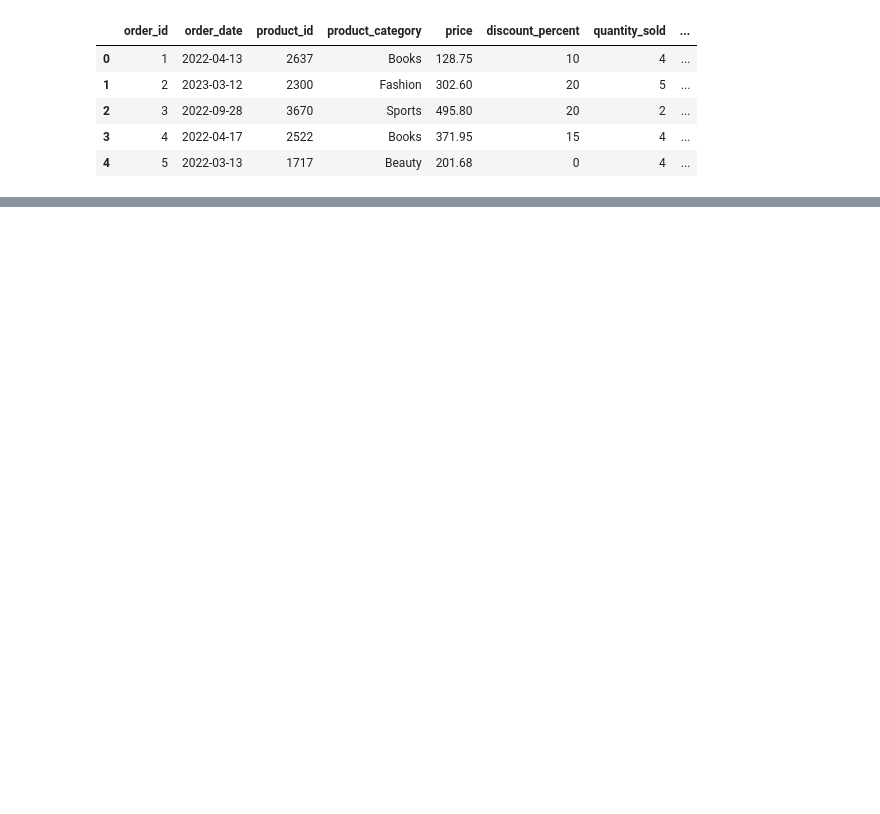
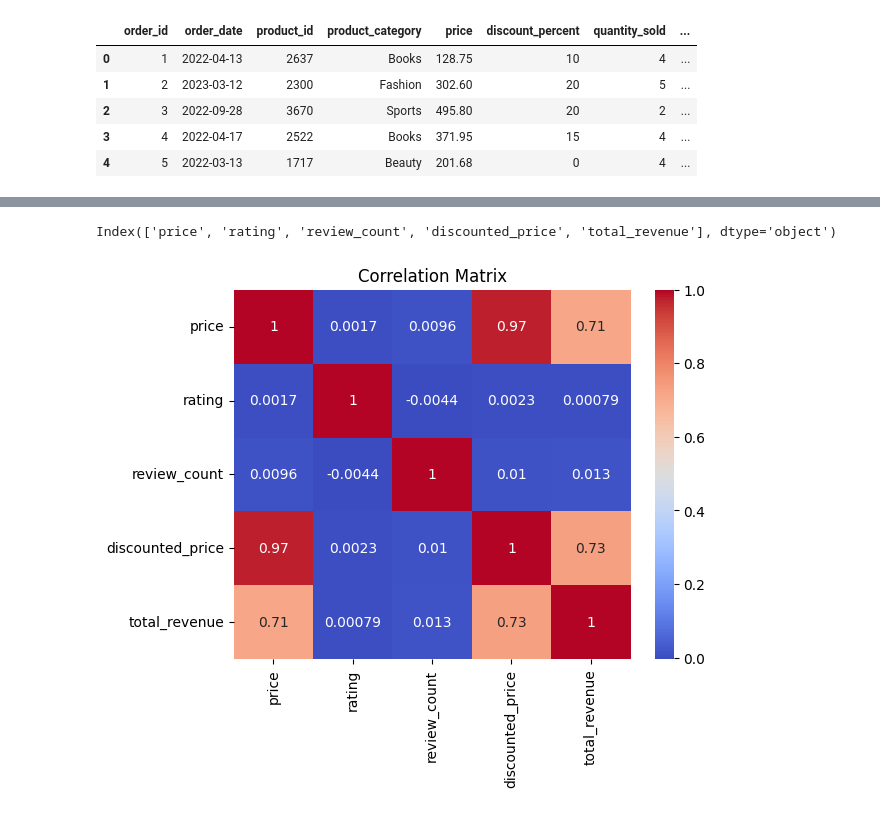
Before and after one commit to sonjoy1s/kaggle_project, a Jupyter notebook: Amazon_Sales_Dataset.ipynb, the cells around one changed output, grey strips where cells are left out. Drawn from its saved outputs; the diff is of its cells as text; code cells hidden in the pictures; blank space fills up the shorter version.

```diff
--- a/Amazon_Sales_Dataset.ipynb
+++ b/Amazon_Sales_Dataset.ipynb
@@ -130,0 +150,15 @@ plt.show()
+# %%
+print(numerical_cols)
+# %% [output]
+Index(['price', 'rating', 'review_count', 'discounted_price', 'total_revenue'], dtype='object')
+# %%
+num_cols =['price','rating','review_count', 'discounted_price']
+# %%
+target_col ="total_revenue"
+# %%
+matrix_corr = df[num_cols + [target_col]].corr()
+sns.heatmap(matrix_corr,annot=True,cmap='coolwarm')
+plt.title("Correlation Matrix")
+plt.show()
+# %% [output]
+[figure, added]
```
Also changed, not shown: parts of 12 cells of this notebook.
